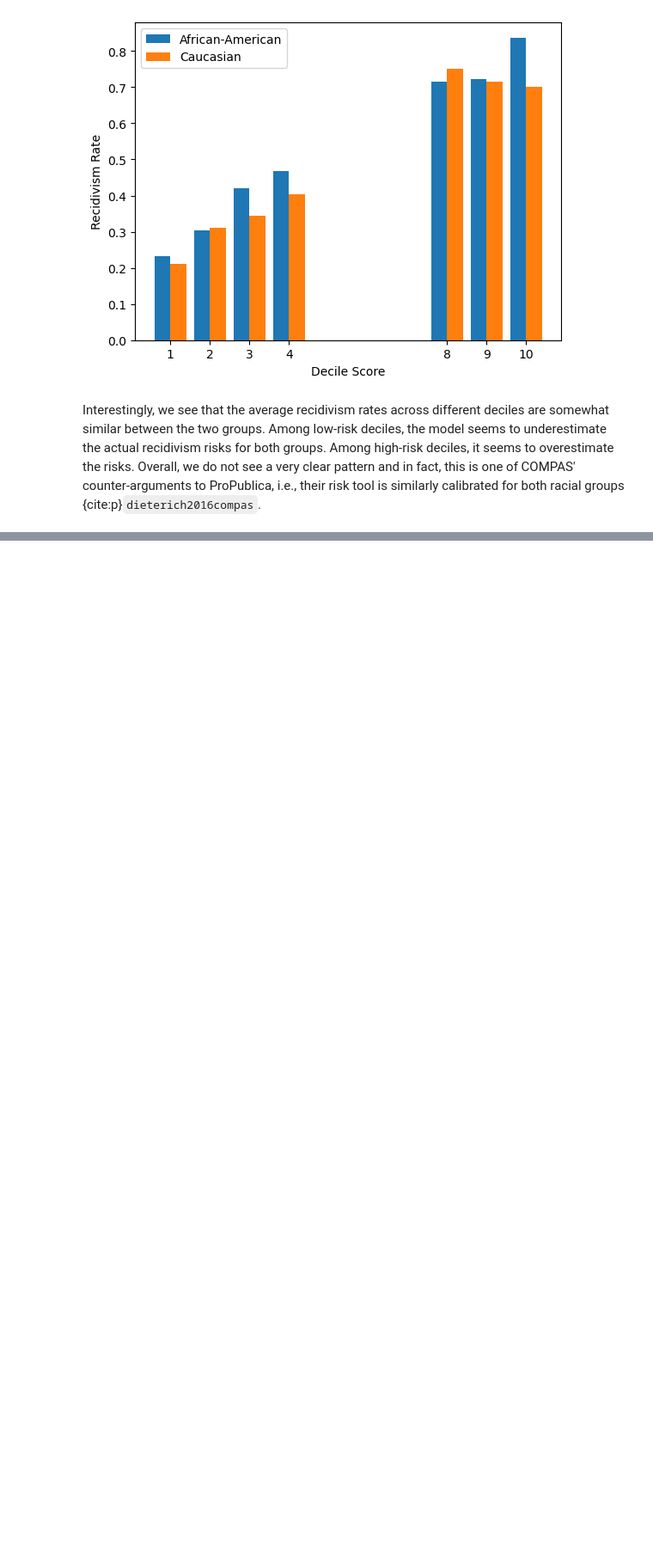
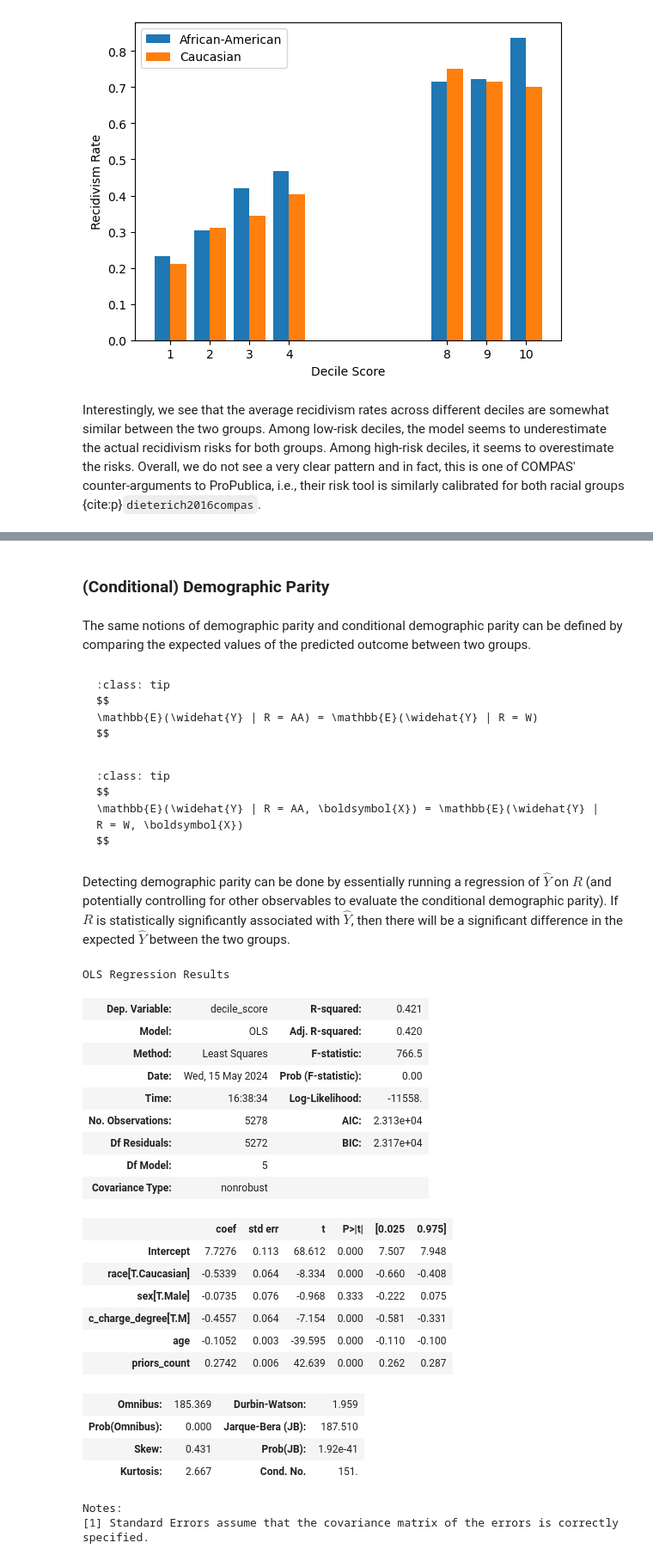
Before and after one commit to mochenyang/Responsible-AI, a Jupyter notebook: book/content/1-2-measure.ipynb, the cells around one changed output, grey strips where cells are left out. Shown: that part at 86% size. Saved outputs shown, nothing was run; the diff lists cells and outputs as text; code cells hidden in the pictures; blank space fills up the shorter version.

Commit message:
update regression fairness metrics

````diff
--- a/book/content/1-2-measure.ipynb
+++ b/book/content/1-2-measure.ipynb
@@ -286,0 +293,53 @@ Interestingly, we see that the average recidivism rates across different deciles
+# %%
+compas_regression = compas.copy()
+# treating decile_score as the numerical prediction values, no need to remove any rows
+# %% [markdown]
+### (Conditional) Demographic Parity
+# %% [markdown]
+The same notions of demographic parity and conditional demographic parity can be defined by comparing the expected values of the predicted outcome between two groups.
+# %% [markdown]
+```{admonition} Definition: Demographic Parity for Regression
+:class: tip
+$$
+\mathbb{E}(\widehat{Y} | R = AA) = \mathbb{E}(\widehat{Y} | R = W)
+$$
+```
+# %% [markdown]
+```{admonition} Definition: Conditional Demographic Parity for Regression
+:class: tip
+$$
+\mathbb{E}(\widehat{Y} | R = AA, \boldsymbol{X}) = \mathbb{E}(\widehat{Y} | R = W, \boldsymbol{X})
+$$
+```
+# %% [markdown]
+Detecting demographic parity can be done by essentially running a regression of $\widehat{Y}$ on $R$ (and potentially controlling for other observables to evaluate the conditional demographic parity). If $R$ is statistically significantly associated with $\widehat{Y}$, then there will be a significant difference in the expected $\widehat{Y}$ between the two groups.
+# %%
+# evaluate conditional demographic parity
+# running a linear regression of decile_score on race, controlling for age, gender, number of prior offenses, and severity of charge
+import statsmodels.formula.api as smf
+model = smf.ols(formula = "decile_score ~ race + age + sex + priors_count + c_charge_degree", data = compas_regression).fit()
+model.summary()
+# %% [output]
+OLS Regression Results
+| Dep. Variable: | decile_score | R-squared: | 0.421 |
+| Model: | OLS | Adj. R-squared: | 0.420 |
+| Method: | Least Squares | F-statistic: | 766.5 |
+| Date: | Wed, 15 May 2024 | Prob (F-statistic): | 0.00 |
+| Time: | 16:38:34 | Log-Likelihood: | -11558. |
+| No. Observations: | 5278 | AIC: | 2.313e+04 |
+| Df Residuals: | 5272 | BIC: | 2.317e+04 |
+| Df Model: | 5 |  |  |
+| Covariance Type: | nonrobust |  |  |
+|  | coef | std err | t | P>|t| | [0.025 | 0.975] |
+| Intercept | 7.7276 | 0.113 | 68.612 | 0.000 | 7.507 | 7.948 |
+| race[T.Caucasian] | -0.5339 | 0.064 | -8.334 | 0.000 | -0.660 | -0.408 |
+| sex[T.Male] | -0.0735 | 0.076 | -0.968 | 0.333 | -0.222 | 0.075 |
+| c_charge_degree[T.M] | -0.4557 | 0.064 | -7.154 | 0.000 | -0.581 | -0.331 |
+| age | -0.1052 | 0.003 | -39.595 | 0.000 | -0.110 | -0.100 |
+| priors_count | 0.2742 | 0.006 | 42.639 | 0.000 | 0.262 | 0.287 |
+| Omnibus: | 185.369 | Durbin-Watson: | 1.959 |
+| Prob(Omnibus): | 0.000 | Jarque-Bera (JB): | 187.510 |
+| Skew: | 0.431 | Prob(JB): | 1.92e-41 |
+| Kurtosis: | 2.667 | Cond. No. | 151. |
+Notes:
+[1] Standard Errors assume that the covariance matrix of the errors is correctly specified.
````
Also changed, not shown: parts of 25 cells of this notebook.
